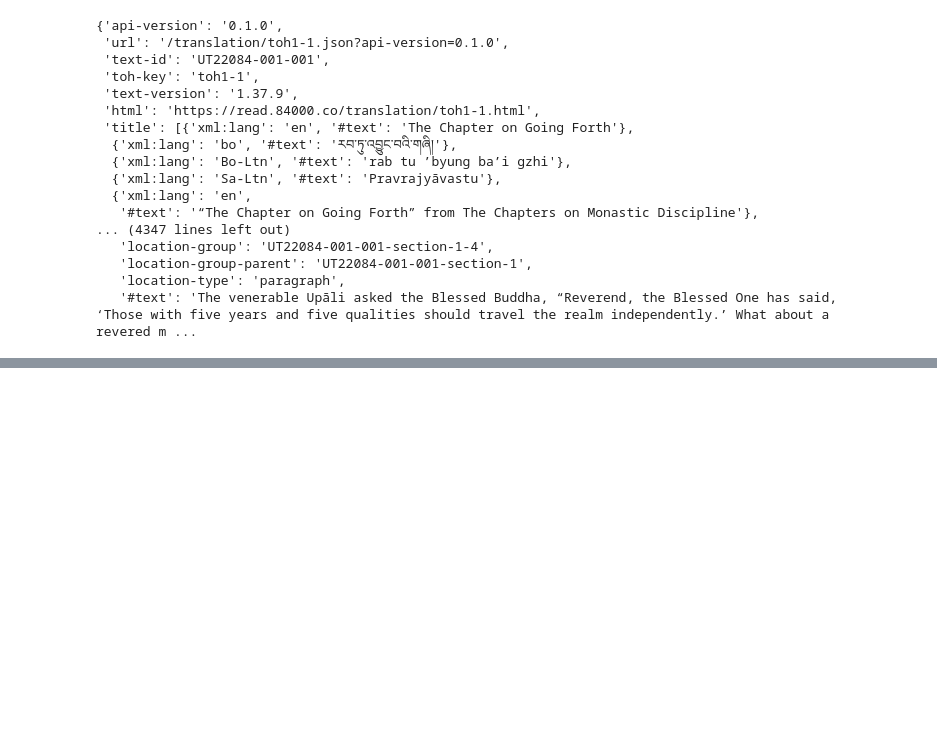
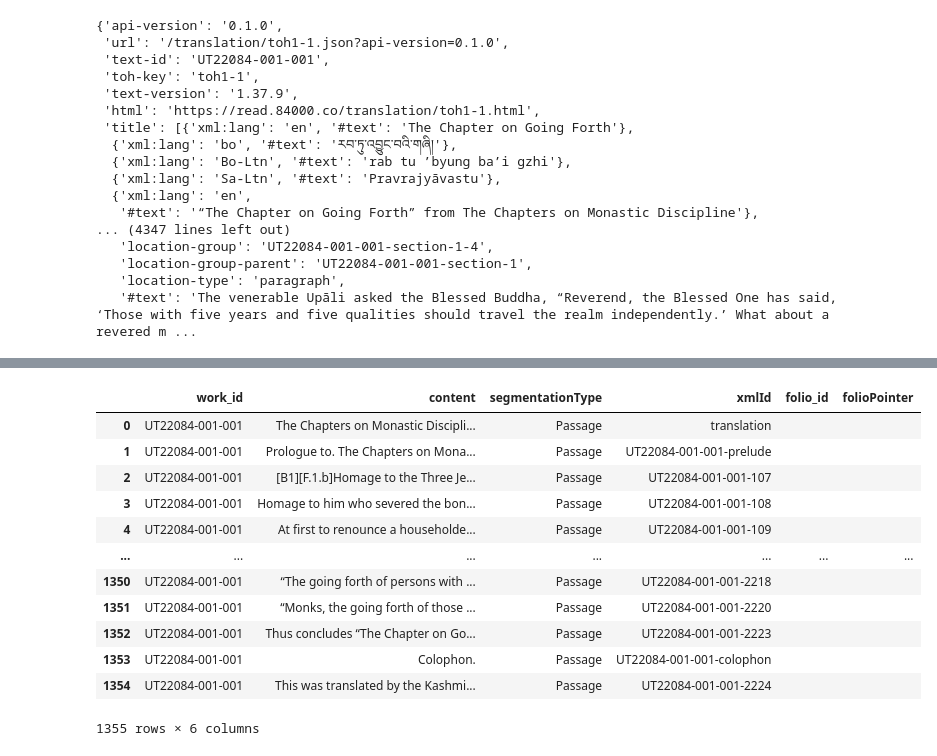
Before and after one commit to 84000/Migration, a Jupyter notebook: Notebooks Scripts/Migrations Works/ Titles.ipynb, the cells around one changed output, grey strips where cells are left out. Saved outputs shown, nothing was run; the diff lists cells and outputs as text; code cells hidden in the pictures; blank space fills up the shorter version.

Commit message:
added code to add passages

```diff
--- a/Notebooks Scripts/Migrations Works/ Titles.ipynb
+++ b/Notebooks Scripts/Migrations Works/ Titles.ipynb
@@ -110,0 +113,29 @@ def appe
+# %%
+# empty Passage_table
+Passage_table = pd.DataFrame(columns=['work_id','content','segmentationType','xmlId','folio_id','folioPointer'])
+# %%
+
+for passage in Workdata['translation']:
+    new_row = pd.DataFrame({'work_id': [Workdata['text-id']],
+                            'content': [passage['#text']],
+                            'segmentationType': 'Passage',
+                            'xmlId': passage['location-id'],
+                            'folio_id': '',
+                            'folioPointer': ''})
+    Passage_table = pd.concat([Passage_table, new_row], ignore_index=True)
+# %%
+display(Passage_table)
+# %% [output]
+|  | work_id | content | segmentationType | xmlId | folio_id | folioPointer |
+| 0 | UT22084-001-001 | The Chapters on Monastic Discipli... | Passage | translation |  |  |
+| 1 | UT22084-001-001 | Prologue to. The Chapters on Mona... | Passage | UT22084-001-001-prelude |  |  |
+| 2 | UT22084-001-001 | [B1][F.1.b]Homage to the Three Je... | Passage | UT22084-001-001-107 |  |  |
+| 3 | UT22084-001-001 | Homage to him who severed the bon... | Passage | UT22084-001-001-108 |  |  |
+| 4 | UT22084-001-001 | At first to renounce a householde... | Passage | UT22084-001-001-109 |  |  |
+| ... | ... | ... | ... | ... | ... | ... |
+| 1350 | UT22084-001-001 | “The going forth of persons with ... | Passage | UT22084-001-001-2218 |  |  |
+| 1351 | UT22084-001-001 | “Monks, the going forth of those ... | Passage | UT22084-001-001-2220 |  |  |
+| 1352 | UT22084-001-001 | Thus concludes “The Chapter on Go... | Passage | UT22084-001-001-2223 |  |  |
+| 1353 | UT22084-001-001 | Colophon. | Passage | UT22084-001-001-colophon |  |  |
+| 1354 | UT22084-001-001 | This was translated by the Kashmi... | Passage | UT22084-001-001-2224 |  |  |
+1355 rows × 6 columns
```
Also changed, not shown: parts of 5 cells of this notebook.
